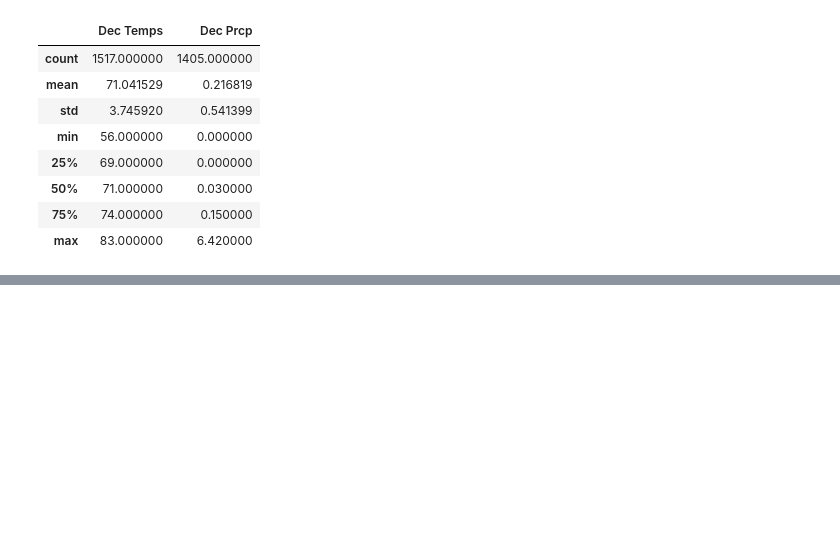
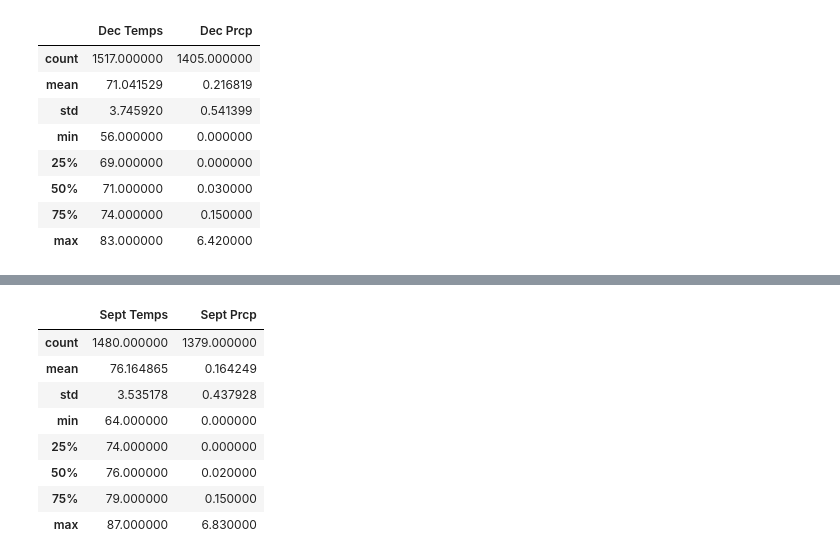
Before and after one commit to rickystuart1/surfs_up, a Jupyter notebook: SurfsUp_Challenge.ipynb, the cells around one changed output, grey strips where cells are left out. Drawn from its saved outputs; the diff is of its cells as text; code cells hidden in the pictures; blank space fills up the shorter version.

```diff
--- a/SurfsUp_Challenge.ipynb
+++ b/SurfsUp_Challenge.ipynb
@@ -221,0 +260,6 @@ dec_temp_prcp_df.describe()
+# %%
+september = session.query(Measurement.date, Measurement.tobs, Measurement.prcp).\
+    filter(extract('month', Measurement.date)==9).all()
+sept_temp_prcp_df = pd.DataFrame(september, columns=['date', 'Sept Temps', 'Sept Prcp'])
+sept_temp_prcp_df.set_index(sept_temp_prcp_df['date'], inplace=True)
+print(sept_temp_prcp_df.to_string(index=False))
@@ -221,0 +284,12 @@ dec_temp_prcp_df.describe()
+# %%
+sept_temp_prcp_df.describe()
+# %% [output]
+|  | Sept Temps | Sept Prcp |
+| count | 1480.000000 | 1379.000000 |
+| mean | 76.164865 | 0.164249 |
+| std | 3.535178 | 0.437928 |
+| min | 64.000000 | 0.000000 |
+| 25% | 74.000000 | 0.000000 |
+| 50% | 76.000000 | 0.020000 |
+| 75% | 79.000000 | 0.150000 |
+| max | 87.000000 | 6.830000 |
```
Also changed, not shown: parts of 4 cells of this notebook, 2 other files.
